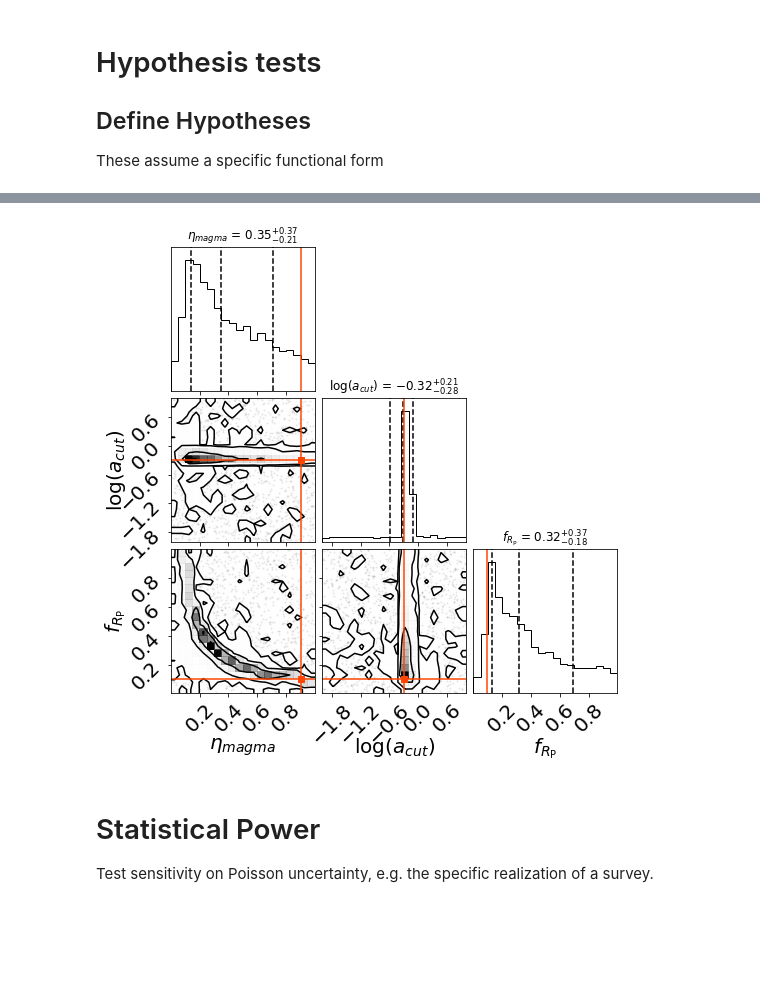
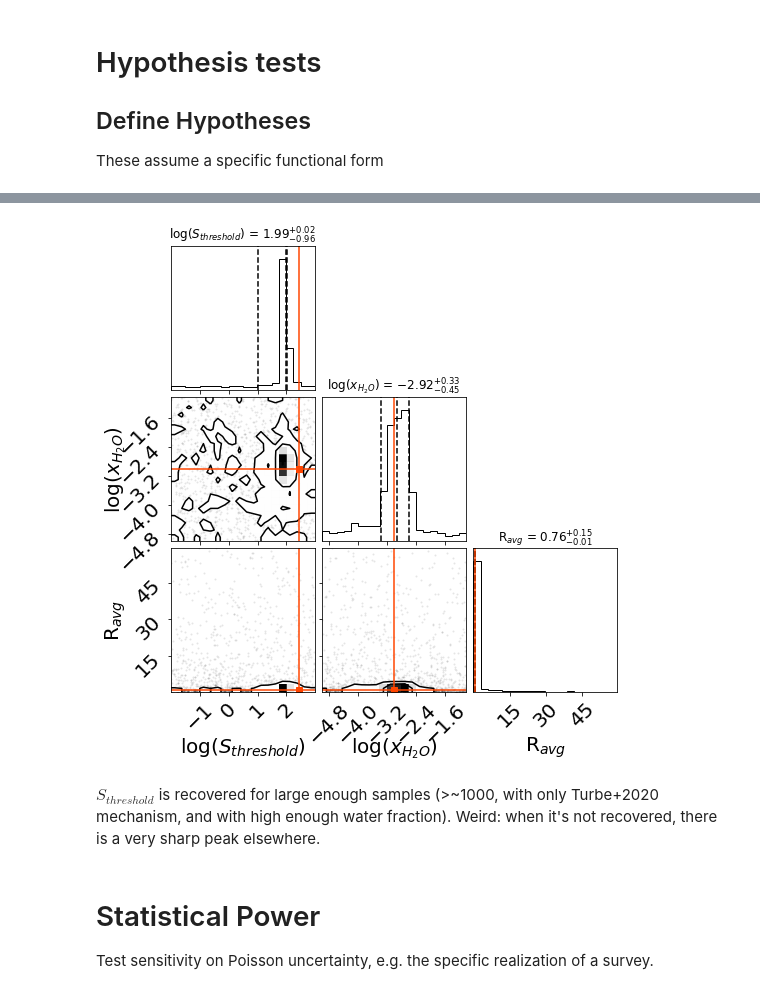
Before and after one commit to danielapai/bioverse, a Jupyter notebook: docs/Notebooks/magmaocean.ipynb, the cells around one changed output, grey strips where cells are left out. Cells and saved outputs as stored; diff of their text form; code cells hidden in the pictures; blank space fills up the shorter version.

```diff
--- a/docs/Notebooks/magmaocean.ipynb
+++ b/docs/Notebooks/magmaocean.ipynb
@@ -378,24 +488,36 @@ fig.legend(fontsize=12, loc='lower left', ncol=99, bbox_to_anchor=(0.1, .87),
 ## Define Hypotheses
 These assume a specific functional form
 # %%
-from bioverse.hypothesis import Hypothesis, magma_ocean_hypo_step, magma_ocean_hypo_exp,magma_ocean_f0, f_null
+from bioverse.hypothesis import Hypothesis, magma_ocean_hypo, magma_ocean_f0, avg_deltaR_deltaRho # import avg_deltaR_deltaRho once here to avoid a lot of file I/O during hypothesis calls
 
-params = ('f_magma', 'a_cut', 'radius_reduction', 'R_avg')    # for step function
+# params = ('f_magma', 'a_cut', 'radius_reduction', 'R_avg')    # for step function
 # params = ('f_magma', 'a_cut', 'lambda_a')   # for exp. decay
+if parameter_of_interest == 'R':
+    params = ('S_thresh', 'wrr', 'avg')
+    labels = ('R',)
+elif parameter_of_interest == 'rho':
+    params = ('S_thresh', 'wrr', 'avg')
+    labels = ('rho',)
 features = ('a_eff',)
-labels = ('R',)
 
-# define priors for the parameters in theta (uniform for f_magma, radius_reduction, 'R_avg'; log-uniform for a_cut)
-bounds = np.array([[0.001, 1.0], [0.01, 10.], [0.005, 1.], [0.1, 13.]])
-log = (False, True, False, False)
+# define priors for the parameters in theta (log-uniform for 'S_thresh' and 'wrr', uniform for 'R_avg')
+bounds = np.array([[0.01, 1000.0], [1e-5, 0.10], [.1, 100.]])
+log = (True, True, False)
 # bounds = np.array([[0.001, 1.0], [0.01, 10.], [0.005, 4.]]) # for exp decay
 # log = (False, True, False) # for exp decay
 
+#
 
-# define hypothesis
-h_magmaocean = Hypothesis(magma_ocean_hypo_step, bounds, params=params, features=features, labels=labels, log=log)
-# h_magmaocean = Hypothesis(magma_ocean_hypo_exp, bounds, params=params, features=features, labels=labels, log=log)
-
-# define null hypothesis: a broad distribution in planet radius that is independent of orbital distance
-bounds_null = np.array([[0.01, 13.]])
-h_magmaocean.h_null = Hypothesis(magma_ocean_f0, bounds_null, params=('R_avg_random',), features=features, labels=labels, log=(True,))
+# define hypothesis; define null hypothesis (a broad distribution in planet radius that is independent of orbital distance)
+bounds_null = np.array([[0.01, 100.]]) # prior bounds for null hypothesis
+if parameter_of_interest == 'R':
+    h_magmaocean = Hypothesis(magma_ocean_hypo, bounds, params=params, features=features, labels=labels,
+                              log=log, gh_increase=planets_args['gh_increase'], water_incorp=planets_args['water_incorp'],
+                              simplified=planets_args['simplified'], diff_frac=radius_change, parameter_of_interest=parameter_of_interest, avg_deltaR_deltaRho=avg_deltaR_deltaRho)
+    h_magmaocean.h_null = Hypothesis(magma_ocean_f0, bounds_null, params=('R_avg_random',), features=features, labels=labels, log=(True,))
+elif parameter_of_interest == 'rho':
+    h_magmaocean = Hypothesis(magma_ocean_hypo, bounds, params=params, features=features, labels=labels,
+                              log=log, gh_increase=planets_args['gh_increase'], water_incorp=planets_args['water_incorp'],
+                              simplified=planets_args['simplified'], diff_frac=density_change, parameter_of_interest=parameter_of_interest, avg_deltaR_deltaRho=avg_deltaR_deltaRho)
+    # h_magmaocean = Hypothesis(magma_ocean_hypo_exp, bounds, params=params, features=features, labels=labels, log=log)
+    h_magmaocean.h_null = Hypothesis(magma_ocean_f0, bounds_null, params=('rho_avg_random',), features=features, labels=labels, log=(True,))
@@ -427,12 +548,13 @@ for p, l in zip(params, log):
         chains['log_' + p] = np.log10(chains[p])
 
 fig = corner.corner(
-                    chains[['f_magma', 'log_a_cut', 'radius_reduction']], labels=['$\eta_{magma}$', '$\log(a_{cut})$','$f_{R_\mathrm{P}}$'],
+                    # chains[['f_magma', 'log_a_cut', 'radius_reduction']], labels=['$\eta_{magma}$', '$\log(a_{cut})$','$f_{R_\mathrm{P}}$'],
                     # chains[['f_magma', 'log_a_cut', 'lambda_a']], labels=['$\eta_{magma}$', '$\log(a_{cut})$','$\lambda_a$'],
                     # chains[['f_magma', 'log_a_cut', 'radius_reduction','R_avg']], labels=['$\eta_{magma}$', '$\log(a_{cut})$','$f_{R_\mathrm{P}}$', 'R$_{avg}$'],
+                    chains[['log_S_thresh', 'log_wrr', 'avg']], labels=['$\log(S_{threshold})$', '$\log(x_{H_2O})$', 'R$_{avg}$'],
                     quantiles=[0.16, 0.5, 0.84],
                     show_titles=True, title_kwargs={"fontsize": 12},
-                    truths=[planets_args['f_magma'], np.log10(planets_args['a_cut']), planets_args['radius_reduction']], truth_color='orangered'
+                    truths=[np.log10(planets_args['S_thresh']), np.log10(planets_args['wrr']), R_avg_out], truth_color='orangered'
                     # truths=[planets_args['f_magma'], np.log10(planets_args['a_cut']), planets_args['lambda_a']], truth_color='orangered'
                     # truths=[planets_args['f_magma'], np.log10(planets_args['a_cut']), planets_args['radius_reduction'], R_avg], truth_color='orangered'
                     )
@@ -443,4 +567,6 @@ WARNING:root:Pandas support in corner is deprecated; use ArviZ directly
-[figure, old version]
+[figure, new version]
+# %% [markdown]
+$S_{threshold}$ is recovered for large enough samples (>~1000, with only Turbe+2020 mechanism, and with high enough water fraction). Weird: when it's not recovered, there is a very sharp peak elsewhere.
 # %% [markdown]
 # Statistical Power
 Test sensitivity on Poisson uncertainty, e.g. the specific realization of a survey.
```
Also changed, not shown: parts of 32 cells of this notebook, 1 other file.
